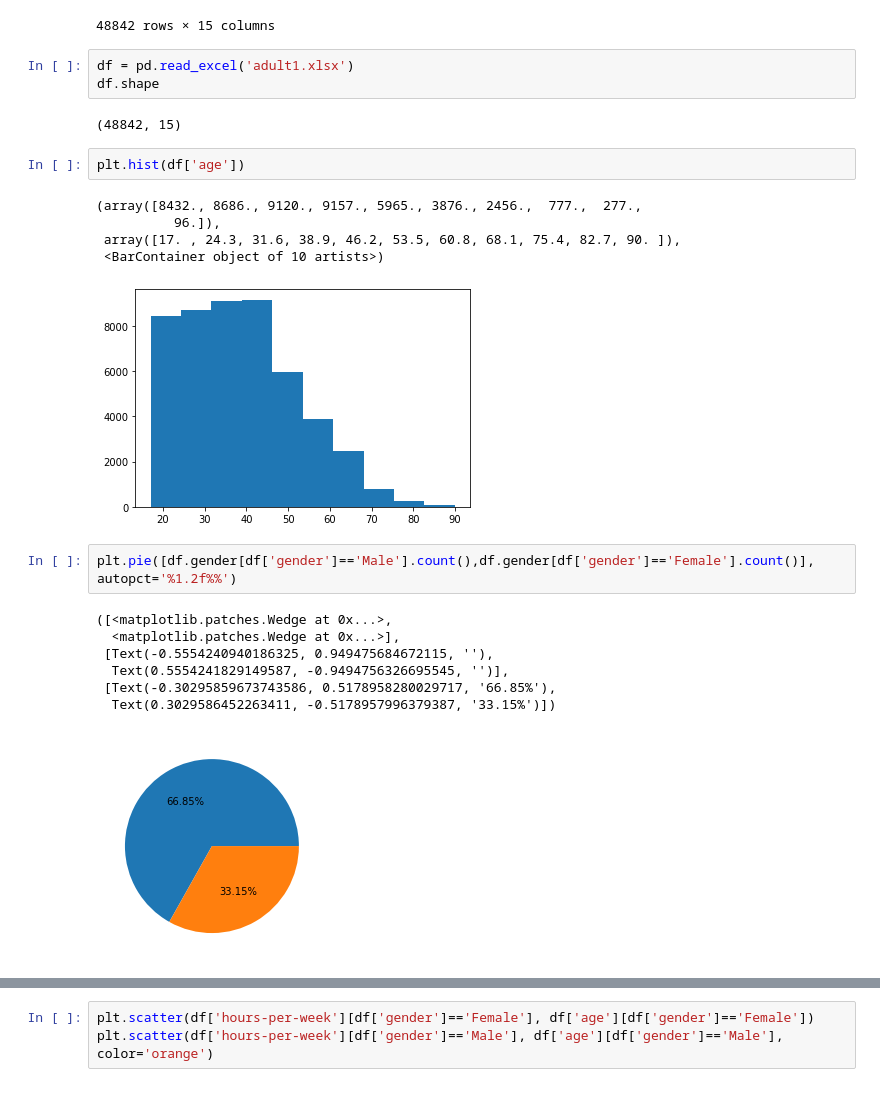
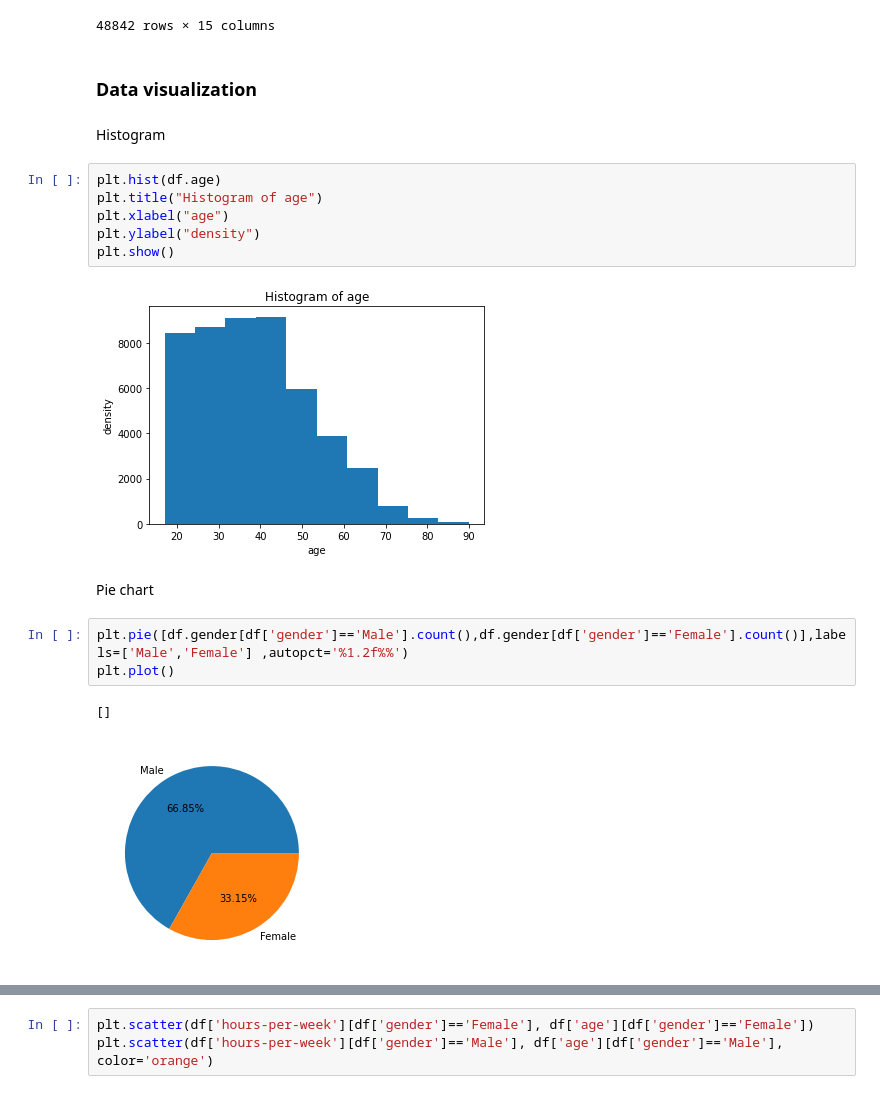
Before and after one commit to disha4091/DSBDL, a Jupyter notebook: PythonOperations/AdultsData_Operation.ipynb, the cells around one changed output, grey strips where cells are left out. Drawn from its saved outputs; the diff is of its cells as text.

```diff
--- a/PythonOperations/AdultsData_Operation.ipynb
+++ b/PythonOperations/AdultsData_Operation.ipynb
@@ -20,28 +20,25 @@ df
 | 48840 | 22 | Private | 201490 | HS-grad | 9 | Never-married | Adm-clerical | Own-child | ... |
 | 48841 | 52 | Self-emp-inc | 287927 | HS-grad | 9 | Married-civ-spouse | Exec-managerial | Wife | ... |
 48842 rows × 15 columns
-# %%
-df = pd.read_excel('adult1.xlsx')
-df.shape
-# %% [output]
-(48842, 15)
+# %% [markdown]
+### Data visualization
+# %% [markdown]
+Histogram
 # %%
-plt.hist(df['age'])
+plt.hist(df.age)
+plt.title("Histogram of age")
+plt.xlabel("age")
+plt.ylabel("density")
+plt.show()
 # %% [output]
-(array([8432., 8686., 9120., 9157., 5965., 3876., 2456.,  777.,  277.,
-          96.]),
- array([17. , 24.3, 31.6, 38.9, 46.2, 53.5, 60.8, 68.1, 75.4, 82.7, 90. ]),
- <BarContainer object of 10 artists>)
-[figure, old version]
+[figure, new version]
+# %% [markdown]
+Pie chart
 # %%
-plt.pie([df.gender[df['gender']=='Male'].count(),df.gender[df['gender']=='Female'].count()], autopct='%1.2f%%')
+plt.pie([df.gender[df['gender']=='Male'].count(),df.gender[df['gender']=='Female'].count()],labels=['Male','Female'] ,autopct='%1.2f%%')
+plt.plot()
 # %% [output]
-([<matplotlib.patches.Wedge at 0x...>,
-  <matplotlib.patches.Wedge at 0x...>],
- [Text(-0.5554240940186325, 0.949475684672115, ''),
-  Text(0.5554241829149587, -0.9494756326695545, '')],
- [Text(-0.30295859673743586, 0.5178958280029717, '66.85%'),
-  Text(0.3029586452263411, -0.5178957996379387, '33.15%')])
+[]
-[figure, old version]
+[figure, new version]
 # %%
 plt.boxplot(df['age'])
```
Also changed, not shown: parts of 20 cells of this notebook, 2 other files.
